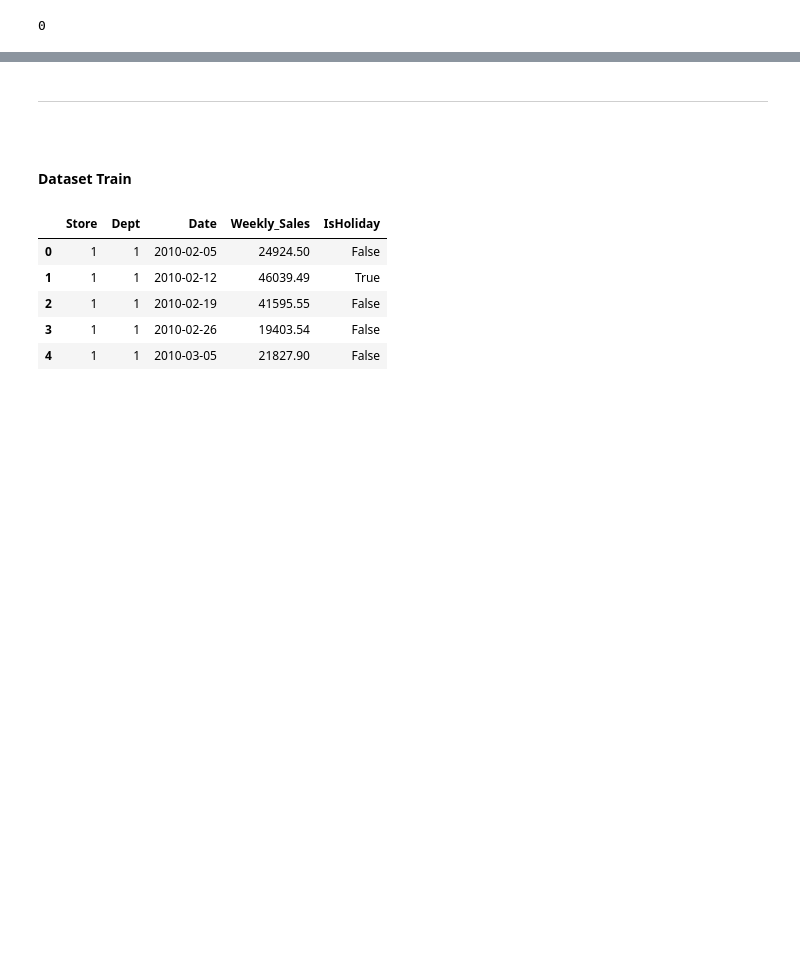
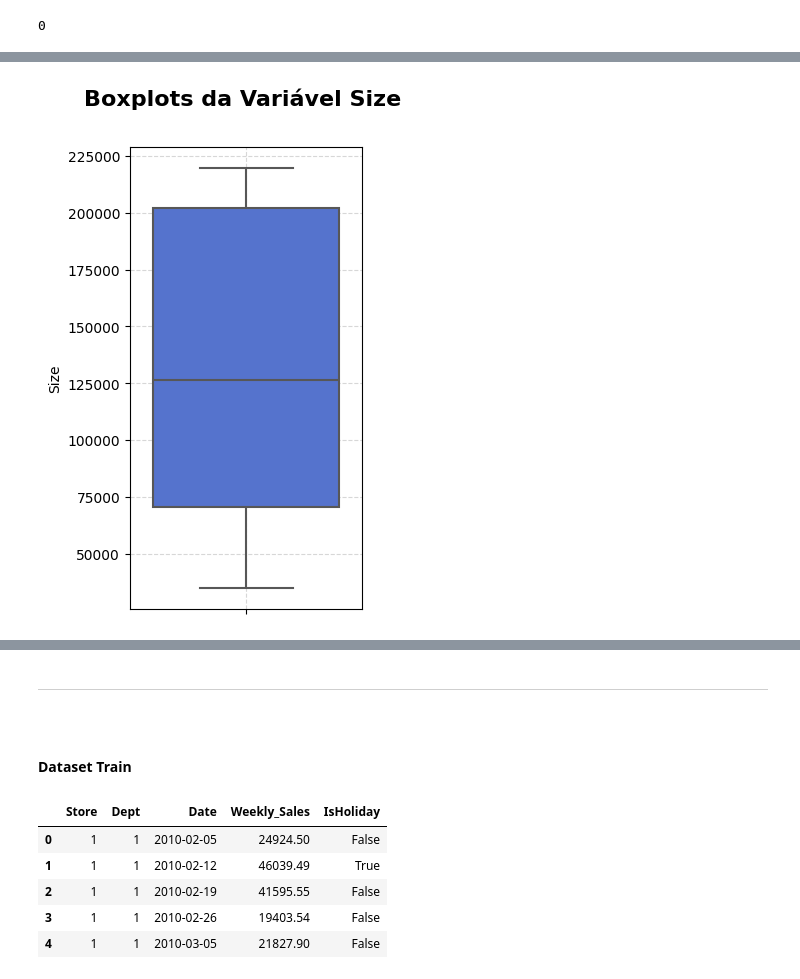
Before and after one commit to andrerizzo/Sales_Prediction, a Jupyter notebook: Previsao_de_Vendas_Parte_1_Analise_Exploratoria_de_Dados.ipynb, the cells around one changed output, grey strips where cells are left out. Cells and saved outputs as stored; diff of their text form; code cells hidden in the pictures; blank space fills up the shorter version.

```diff
--- a/Previsao_de_Vendas_Parte_1_Analise_Exploratoria_de_Dados.ipynb
+++ b/Previsao_de_Vendas_Parte_1_Analise_Exploratoria_de_Dados.ipynb
@@ -555,0 +671,8 @@ stores.duplicated().sum()
+# %%
+plt.figure(figsize=(3,6))
+plt.suptitle("Boxplots da Variável Size", fontsize=16, fontweight='bold')
+sns.boxplot(y=var_numericas, color="royalblue", fliersize=3, linewidth=1.5)
+plt.grid(True, linestyle="--", alpha=0.5)
+plt.show()
+# %% [output]
+[figure, added]
```
Also changed, not shown: parts of 71 cells of this notebook.
